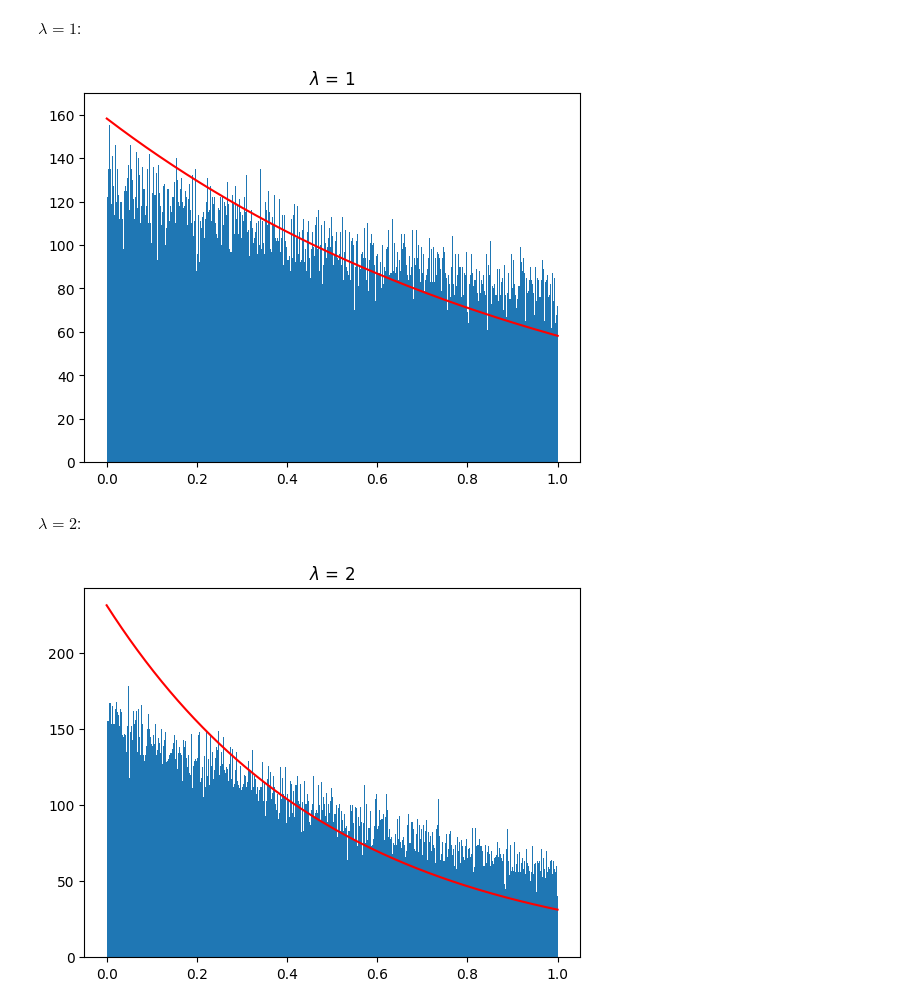
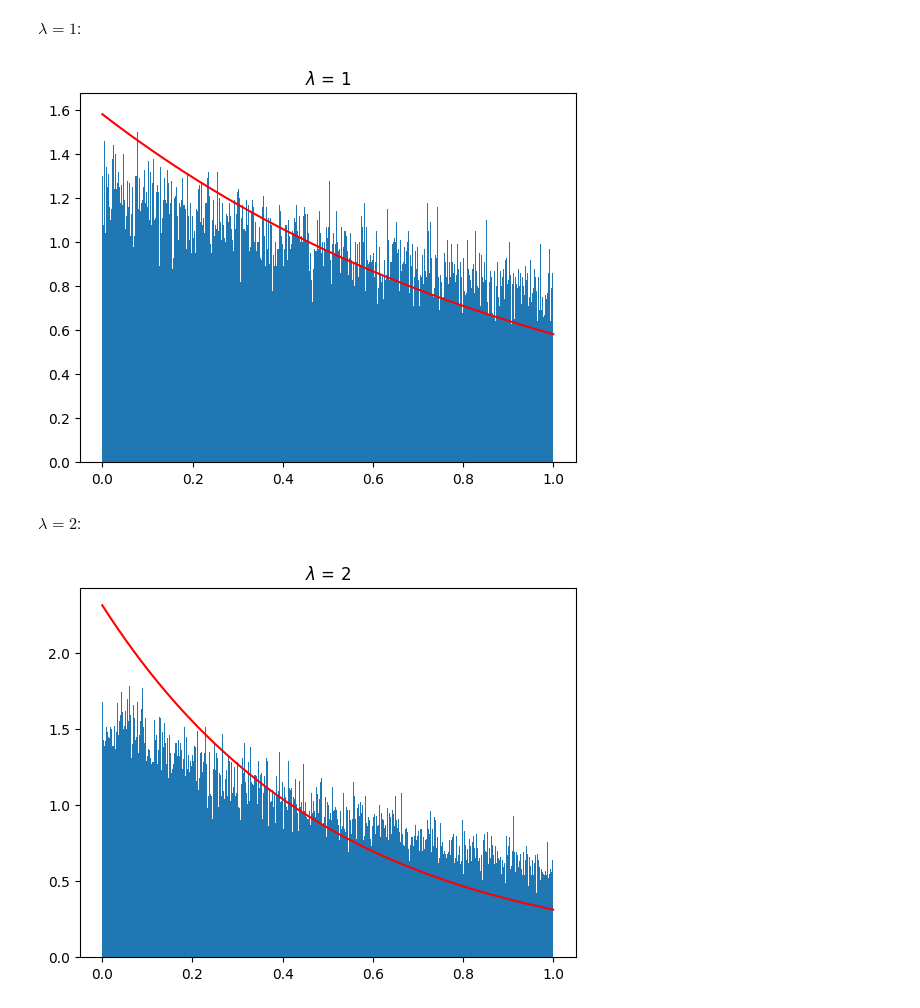
Before and after one commit to LeeYee2002/Computational-Physics-HW, a Jupyter notebook: HW2.ipynb, the cells around one changed output. Cells and saved outputs as stored; diff of their text form; code cells hidden in the pictures.

```diff
--- a/HW2.ipynb
+++ b/HW2.ipynb
@@ -65,7 +65,7 @@ import math
 
 e = math.e
 
-sequemce_time = 1000000
+sequemce_time = 10**6
 lambda_lst = [0, 0.5, 1, 2]
 result_2_2 = [np.empty(sequemce_time), np.empty(sequemce_time), np.empty(sequemce_time), np.empty(sequemce_time)]
 index_of_lambda = 0 #from 0 to start
@@ -162,22 +163,22 @@ $\lambda = 1$:
 # %%
 x = np.linspace(0,1,1000)
 #print(x)
 y = p(x,1)
-plt.plot(x,100*y , color='r')
-plt.hist(result_2_2[2],bins=10000)
+plt.plot(x,y , color='r')
+plt.hist(result_2_2[2],bins=10000,density=True)
 plt.title("$\lambda$ = 1")
 plt.show()
 # %% [output]
-[figure, old version]
+[figure, new version]
 # %% [markdown]
 $\lambda = 2$:
 # %%
 x = np.linspace(0,1,1000)
 #print(x)
 y = p(x,2)
-plt.plot(x,100*y , color='r')
-plt.hist(result_2_2[3],bins=10000)
+plt.plot(x,y , color='r')
+plt.hist(result_2_2[3],bins=10000,density=True)
 plt.title("$\lambda$ = 2")
 plt.show()
 # %% [output]
-[figure, old version]
+[figure, new version]
```
Also changed, not shown: parts of 9 cells of this notebook.
